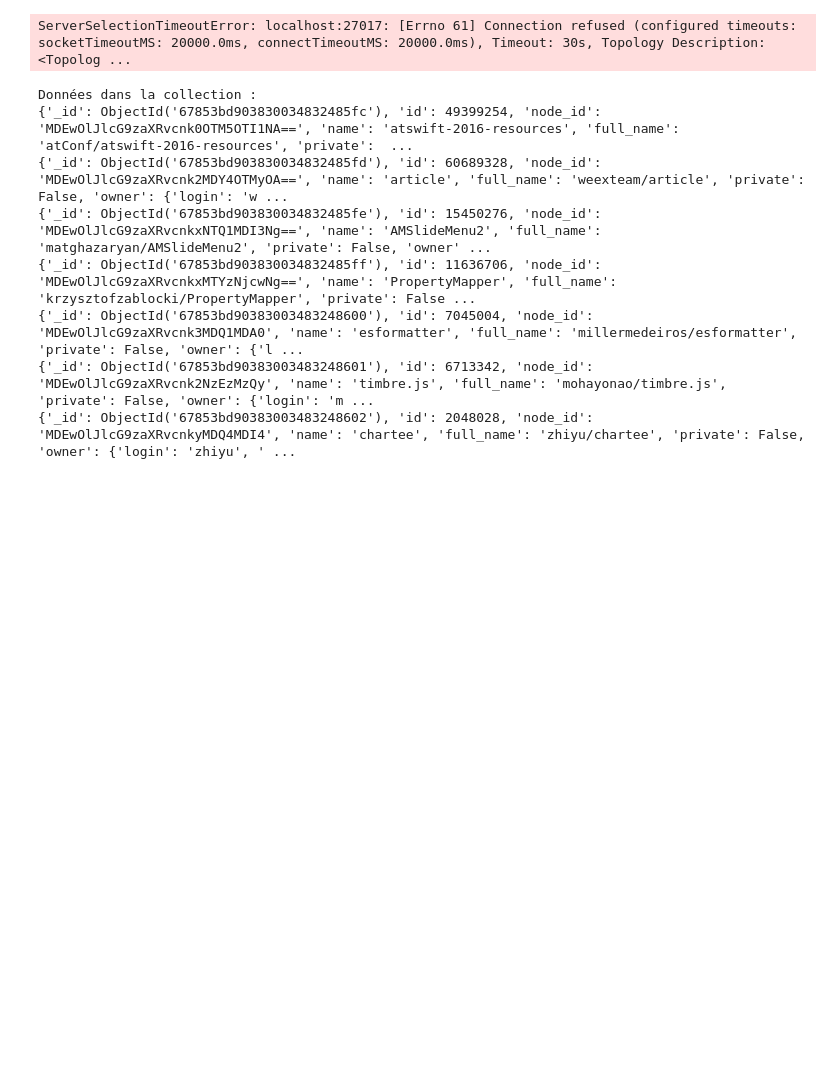
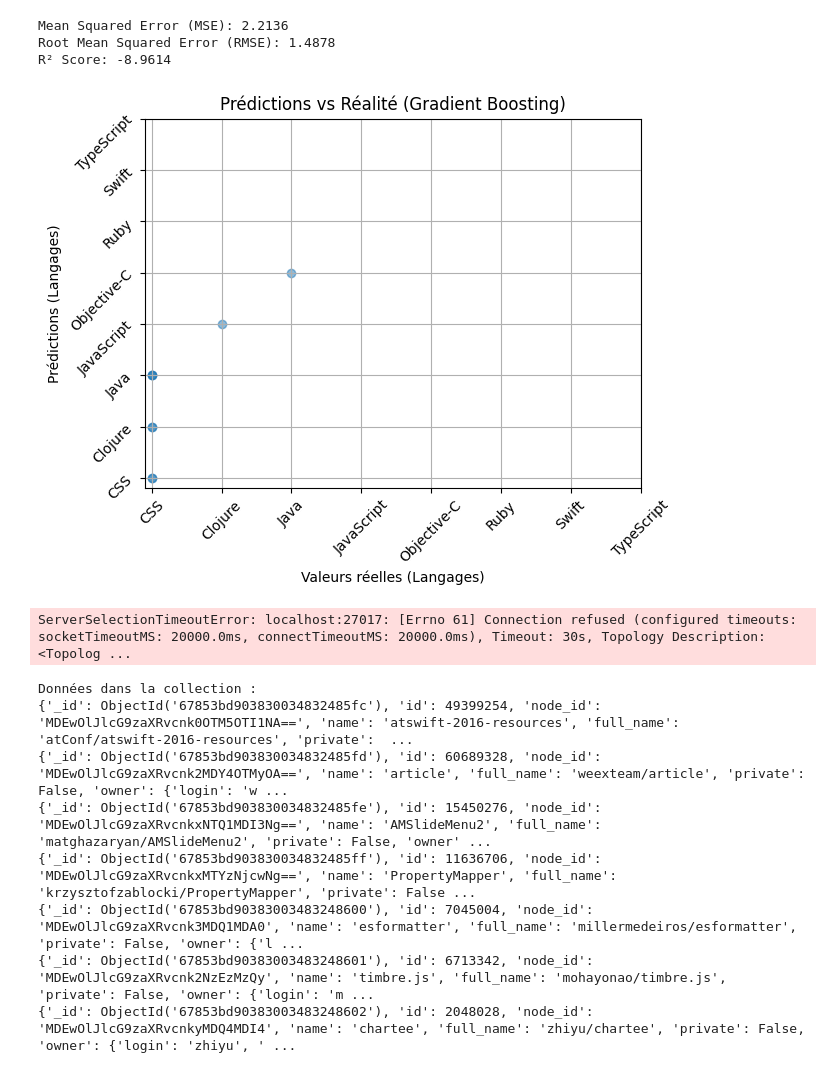
Before and after one commit to Chypri1/Big_Data_MLOps_Github_API, a Jupyter notebook: api.ipynb, the cells around one changed output. Cells and saved outputs as stored; diff of their text form; code cells hidden in the pictures; blank space fills up the shorter version.

```diff
--- a/api.ipynb
+++ b/api.ipynb
@@ -65,3 +149,61 @@ print(languages)
+# %%
+import numpy as np
+import matplotlib.pyplot as plt
+from sklearn.model_selection import train_test_split
+from sklearn.ensemble import GradientBoostingRegressor
+from sklearn.metrics import mean_squared_error, r2_score
+
+
+X = df.drop(columns=["language"])
+y = df["language"]
+
+# Diviser les données en train et test
+X_train, X_test, y_train, y_test = train_test_split(X, y, test_size=0.3)
+
+# Initialiser le modèle Gradient Boosting
+model = GradientBoostingRegressor(n_estimators=200, learning_rate=0.1, max_depth=3)
+
+# Entraîner le modèle
+model.fit(X_train, y_train)
+
+# Prédiction
+y_pred = model.predict(X_test)
+
+# Calculer les métriques d'évaluation
+mse = mean_squared_error(y_test, y_pred)
+rmse = np.sqrt(mse)
+r2 = r2_score(y_test, y_pred)
+
+print(f"Mean Squared Error (MSE): {mse:.4f}")
+print(f"Root Mean Squared Error (RMSE): {rmse:.4f}")
+print(f"R² Score: {r2:.4f}")
+
+# Convertir les prédictions et valeurs réelles en labels originaux
+y_pred_labels = encoder.inverse_transform(np.round(y_pred).astype(int))
+y_test_labels = encoder.inverse_transform(y_test)
+
+# Visualisation
+plt.scatter(y_test_labels, y_pred_labels, alpha=0.5)
+
+# Ajouter des labels aux axes
+plt.xlabel("Valeurs réelles (Langages)")
+plt.ylabel("Prédictions (Langages)")
+plt.title("Prédictions vs Réalité (Gradient Boosting)")
+
+# Modifier les ticks des axes pour afficher les noms des langages
+plt.xticks(ticks=np.arange(len(languages_label)), labels=languages_label, rotation=45)
+plt.yticks(ticks=np.arange(len(languages_label)), labels=languages_label, rotation=45)
+
+# Afficher une grille pour faciliter la lecture
+plt.grid(True)
+
+# Afficher le graphique
+plt.show()
+# %% [output]
+Mean Squared Error (MSE): 2.2136
+Root Mean Squared Error (RMSE): 1.4878
+R² Score: -8.9614
+[figure, added]
 # %%
 # ajout des données dans la base mongoDB
 from pymongo import MongoClient
```
Also changed, not shown: parts of 3 cells of this notebook.
